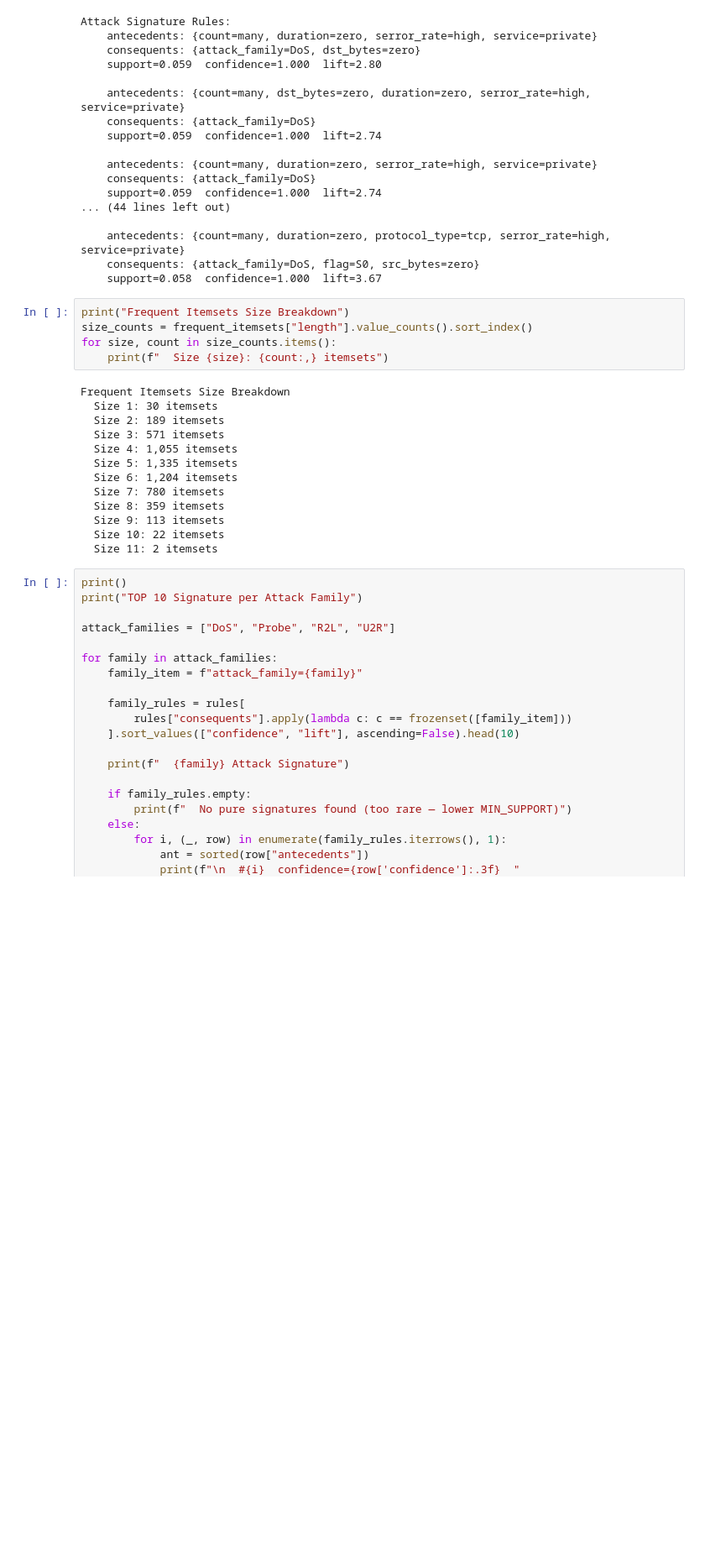
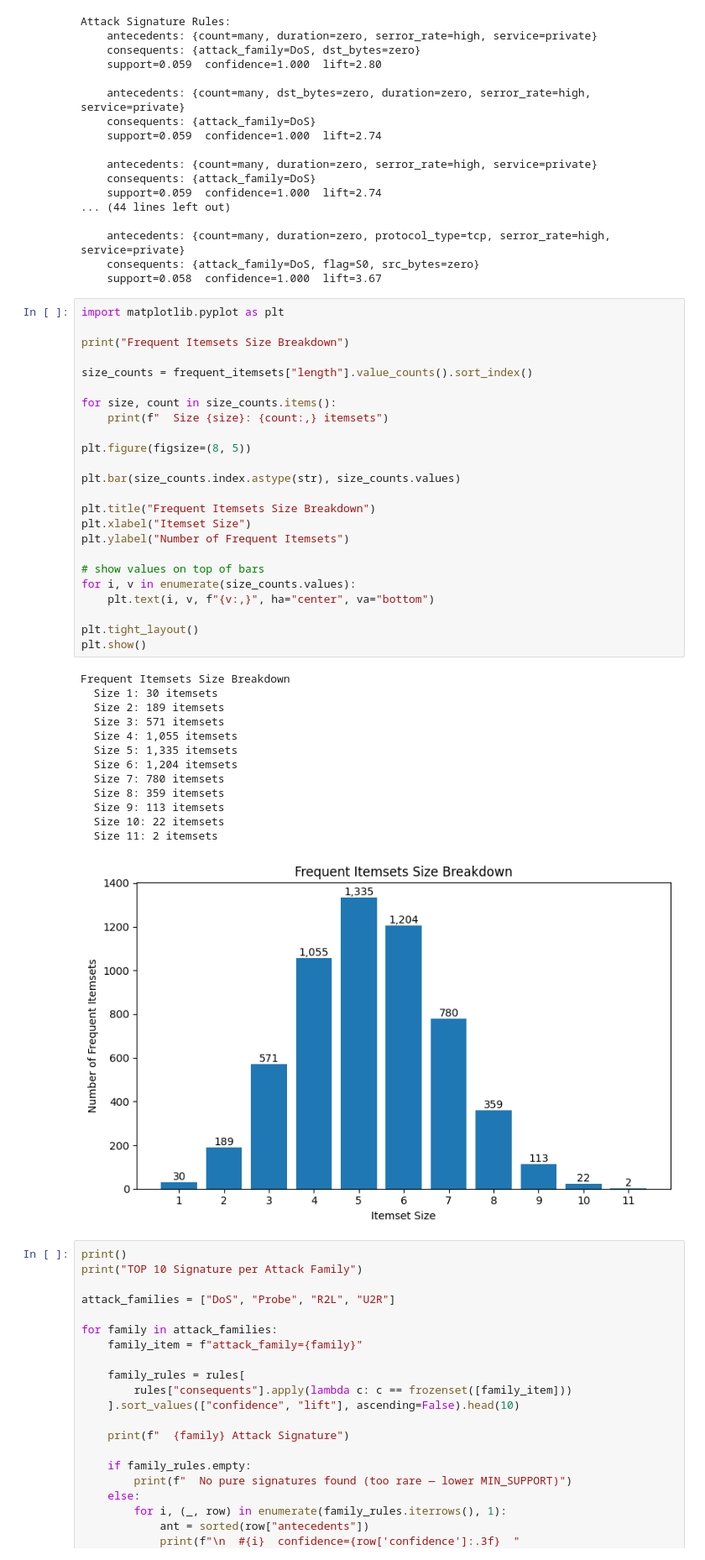
Before and after one commit to valdi-at/big-data-t-frequent-itemsets, a Jupyter notebook: notebook.ipynb, the cells around one changed output. Shown at 84% size. Cells and saved outputs as stored; diff of their text form; blank space fills up the shorter version.

```diff
--- a/notebook.ipynb
+++ b/notebook.ipynb
@@ -280,23 +308,43 @@ Attack Signature Rules:
     consequents: {attack_family=DoS, flag=S0, src_bytes=zero}
     support=0.058  confidence=1.000  lift=3.67
 # %%
+import matplotlib.pyplot as plt
+
 print("Frequent Itemsets Size Breakdown")
+
 size_counts = frequent_itemsets["length"].value_counts().sort_index()
+
 for size, count in size_counts.items():
     print(f"  Size {size}: {count:,} itemsets")
+
+plt.figure(figsize=(8, 5))
+
+plt.bar(size_counts.index.astype(str), size_counts.values)
+
+plt.title("Frequent Itemsets Size Breakdown")
+plt.xlabel("Itemset Size")
+plt.ylabel("Number of Frequent Itemsets")
+
+# show values on top of bars
+for i, v in enumerate(size_counts.values):
+    plt.text(i, v, f"{v:,}", ha="center", va="bottom")
+
+plt.tight_layout()
+plt.show()
 # %% [output]
 Frequent Itemsets Size Breakdown
   Size 1: 30 itemsets
   Size 2: 189 itemsets
   Size 3: 571 itemsets
   Size 4: 1,055 itemsets
   Size 5: 1,335 itemsets
   Size 6: 1,204 itemsets
   Size 7: 780 itemsets
   Size 8: 359 itemsets
   Size 9: 113 itemsets
   Size 10: 22 itemsets
   Size 11: 2 itemsets
+[figure, added]
 # %%
 print()
 print("TOP 10 Signature per Attack Family")
```
Also changed, not shown: parts of 3 cells of this notebook, 1 other file.
